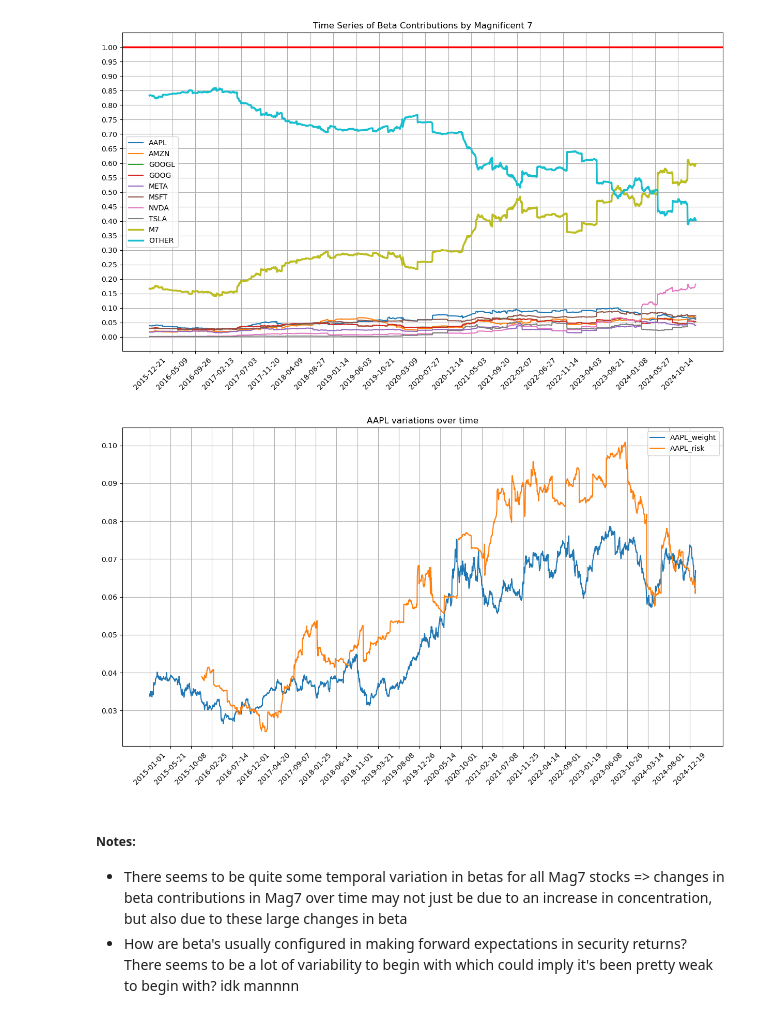
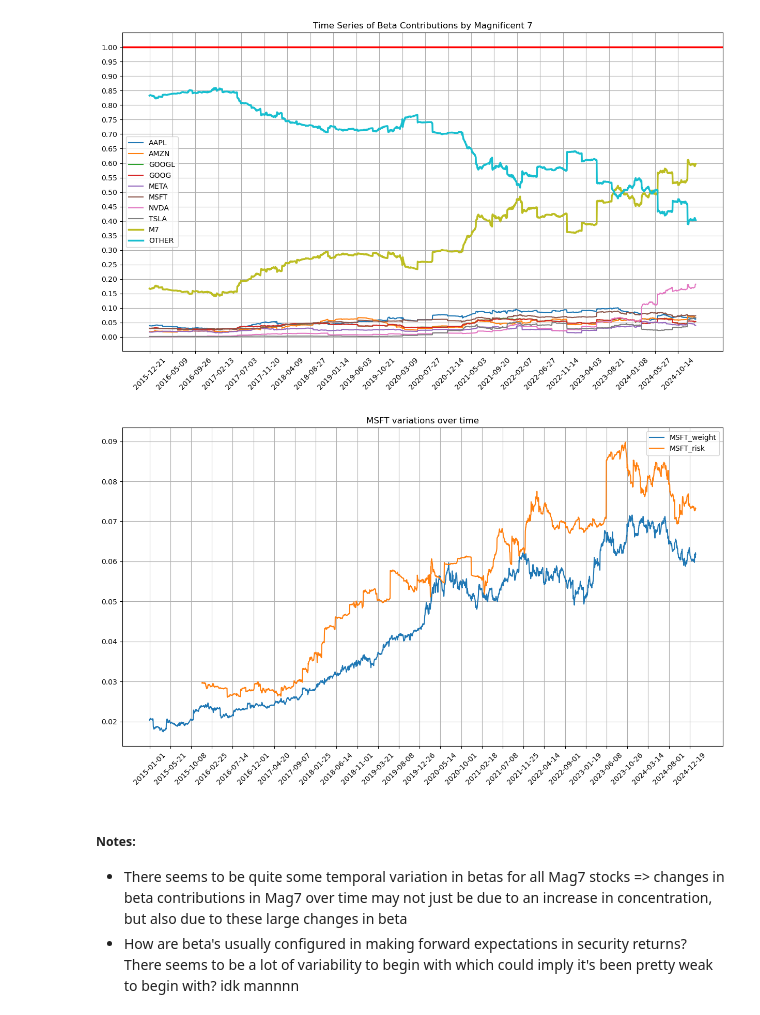
Before and after one commit to tryt0c0de/IAQF_STRAT, a Jupyter notebook: beta_testing.ipynb, the cells around one changed output. Cells and saved outputs as stored; diff of their text form; code cells hidden in the pictures.

```diff
--- a/beta_testing.ipynb
+++ b/beta_testing.ipynb
@@ -268,18 +268,18 @@ plt.legend();
 [figure]
 # %%
 # Analyze how much risk contribution for each individual security are driven by weight changes against beta changes
-ticker_of_interest = "AAPL"
+ticker_of_interest = "MSFT"
 
 plt.figure(figsize=(15, 8))
 #plt.plot(main_df.index, main_df[f"{ticker_of_interest}_beta"], label=f"{ticker_of_interest}_beta")
 plt.plot(main_df.index, main_df[f"{ticker_of_interest}_weight"], label=f"{ticker_of_interest}_weight")
 plt.plot(main_df.index, main_df[f"{ticker_of_interest}_risk"], label=f"{ticker_of_interest}_risk")
 plt.xticks(main_df.index[::100], rotation=45)
 plt.title(f"{ticker_of_interest} variations over time")
 plt.grid()
 plt.legend();
 # %% [output]
-[figure, old version]
+[figure, new version]
 # %% [markdown]
 ##### Notes:
 - There seems to be quite some temporal variation in betas for all Mag7 stocks => changes in beta contributions in Mag7 over time may not just be due to an increase in concentration, but also due to these large changes in beta
```
Also changed, not shown: parts of 12 cells of this notebook.
